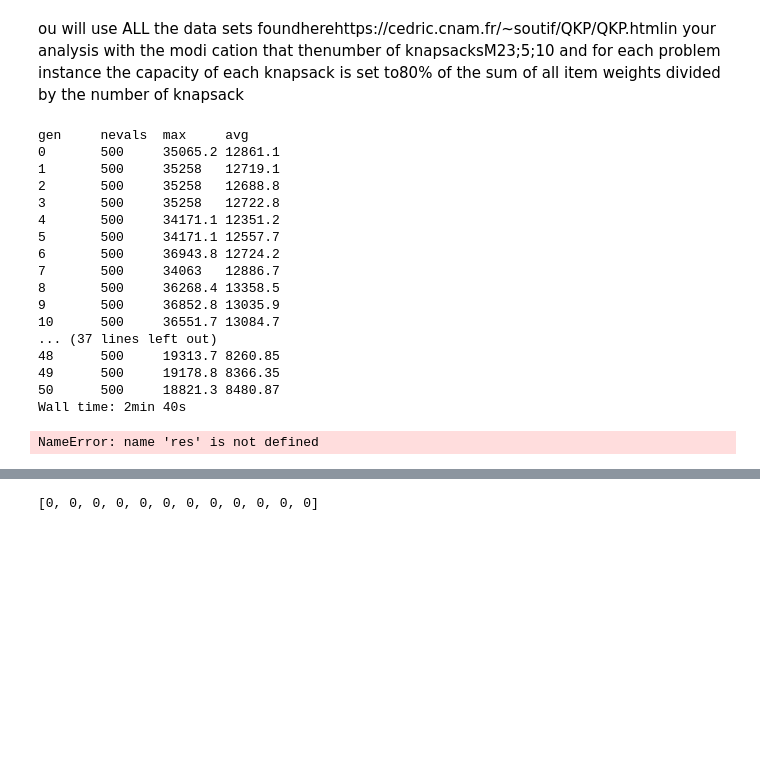
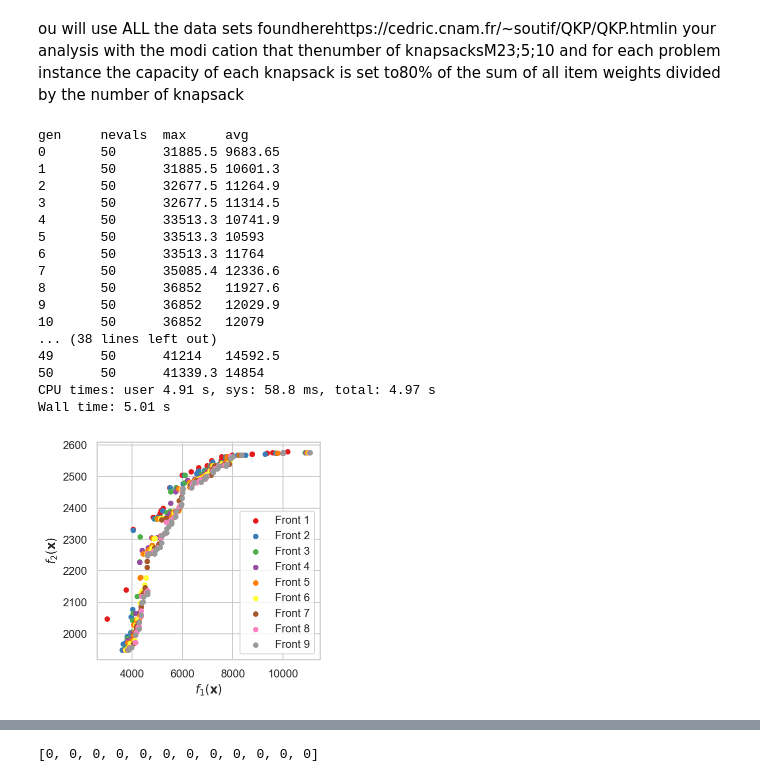
Before and after one commit to upadhyan/NaturalKnapsack, a Jupyter notebook: GA_initialize.ipynb, the cells around one changed output, grey strips where cells are left out. Saved outputs shown, nothing was run; the diff lists cells and outputs as text; code cells hidden in the pictures; blank space fills up the shorter version.

```diff
--- a/GA_initialize.ipynb
+++ b/GA_initialize.ipynb
@@ -119,6 +119,7 @@ def eval_fitness(individual, instance):
                     knapsacks_profit[individual[i]-1] += combinations[i-1][j-1]
     f1 = 0
     f2 = sum(knapsacks_weight)
+    f3 = min(knapsacks_profit)
 
     for i in range(m):
         if knapsacks_weight[i] > capacity:
@@ -126,7 +127,7 @@ def eval_fitness(individual, instance):
         else:
             f1 += knapsacks_profit[i]
     f1 += m * min(knapsacks_profit)
-    return f1, f2
+    return f1, f2, f3
 def favorite_child_xover(ind1, ind2):
     fit1 = ind1.fitness.values
     fit2 = ind2.fitness.values
@@ -158,7 +159,7 @@ def run_ea(toolbox, stats=None, verbose=False):
     return population, logbook
 def ea_execution(instance):
     ## Set up problem
-    creator.create("FitnessMin", base.Fitness, weights=(-1.0,1.0))
+    creator.create("FitnessMin", base.Fitness, weights=(1.0,-1.0, 1.0))
     creator.create("Individual", list, typecode='i', fitness=creator.FitnessMin)
     ## Register Functions and Create Toolbox
     toolbox = base.Toolbox()
@@ -167,51 +168,51 @@ def ea_execution(instance):
     toolbox.mut_prob = instance.get("mut_rate")
     toolbox.cx_prob = instance.get("xover_rate")
     ## Generating Population
     toolbox.pop_size = instance.get('pop_size')
     toolbox.register("attr_float", uniform, 0, instance.get("num_of_vars"), num_kp)
     toolbox.register("individual", tools.initIterate, creator.Individual, toolbox.attr_float)
     toolbox.register("population", tools.initRepeat, list, toolbox.individual)
     ## Evaluating Fitness
     toolbox.register("evaluate", lambda x: eval_fitness(x, instance))
     ## Mutation
     toolbox.register("mutate", lambda x: mutation(x, instance))
     ## Xover
     toolbox.register("mate", favorite_child_xover)
     ## Selection
     toolbox.register("select", tools.selNSGA2)
     %time res,_ = run_ea(toolbox)
     fronts = tools.emo.sortLogNondominated(res, len(res))
     plot_colors = seaborn.color_palette("Set1", n_colors=10)
     fig, ax = plt.subplots(1, figsize=(4,4))
     for i,inds in enumerate(fronts):
         par = [toolbox.evaluate(ind) for ind in inds]
         df = pd.DataFrame(par)
         df.plot(ax=ax, kind='scatter', label='Front ' + str(i+1),
                      x=df.columns[0], y=df.columns[1],
                      color=plot_colors[i])
     plt.xlabel('$f_1(\mathbf{x})$');plt.ylabel('$f_2(\mathbf{x})$');
 
-instance = instance_create('jeu_100_25_1.txt', 3, 500, 50, .05, .8)
+instance = instance_create('jeu_100_25_1.txt', 3, 50, 50, .05, .8)
 ea_execution(instance)
 # %% [output]
 gen     nevals  max     avg
-0       500     35065.2 12861.1
-1       500     35258   12719.1
-2       500     35258   12688.8
-3       500     35258   12722.8
-4       500     34171.1 12351.2
-5       500     34171.1 12557.7
-6       500     36943.8 12724.2
-7       500     34063   12886.7
-8       500     36268.4 13358.5
-9       500     36852.8 13035.9
-10      500     36551.7 13084.7
-... (37 lines left out)
-48      500     19313.7 8260.85
-49      500     19178.8 8366.35
-50      500     18821.3 8480.87
-Wall time: 2min 40s
+0       50      31885.5 9683.65
+1       50      31885.5 10601.3
+2       50      32677.5 11264.9
+3       50      32677.5 11314.5
+4       50      33513.3 10741.9
+5       50      33513.3 10593
+6       50      33513.3 11764
+7       50      35085.4 12336.6
+8       50      36852   11927.6
+9       50      36852   12029.9
+10      50      36852   12079
+... (38 lines left out)
+49      50      41214   14592.5
+50      50      41339.3 14854
+CPU times: user 4.91 s, sys: 58.8 ms, total: 4.97 s
+Wall time: 5.01 s
-NameError: name 'res' is not defined
+[figure, added]
 # %%
 import time, array, random, copy, math
 import numpy as np
```
Also changed, not shown: parts of 1 cell of this notebook, 1 other file.
